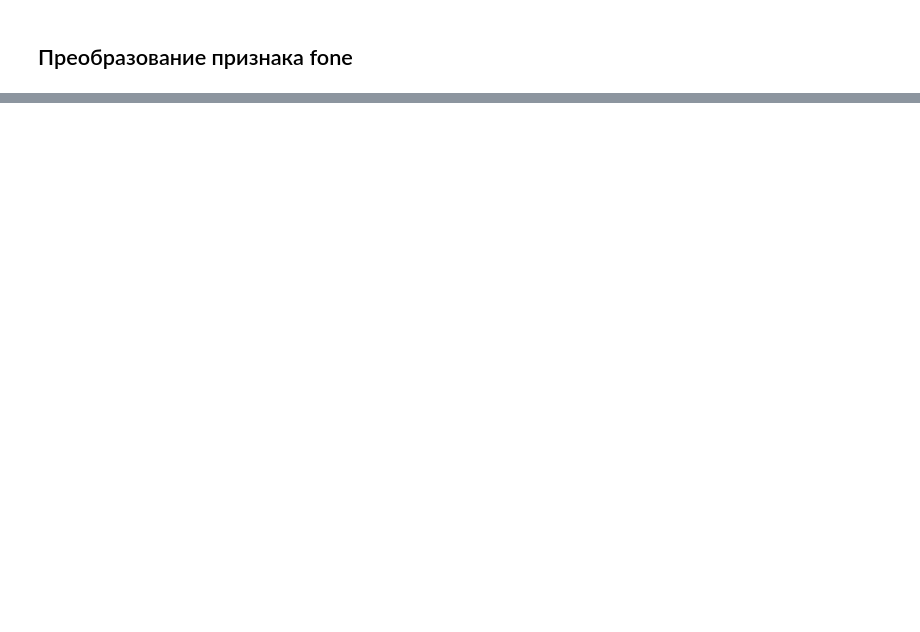
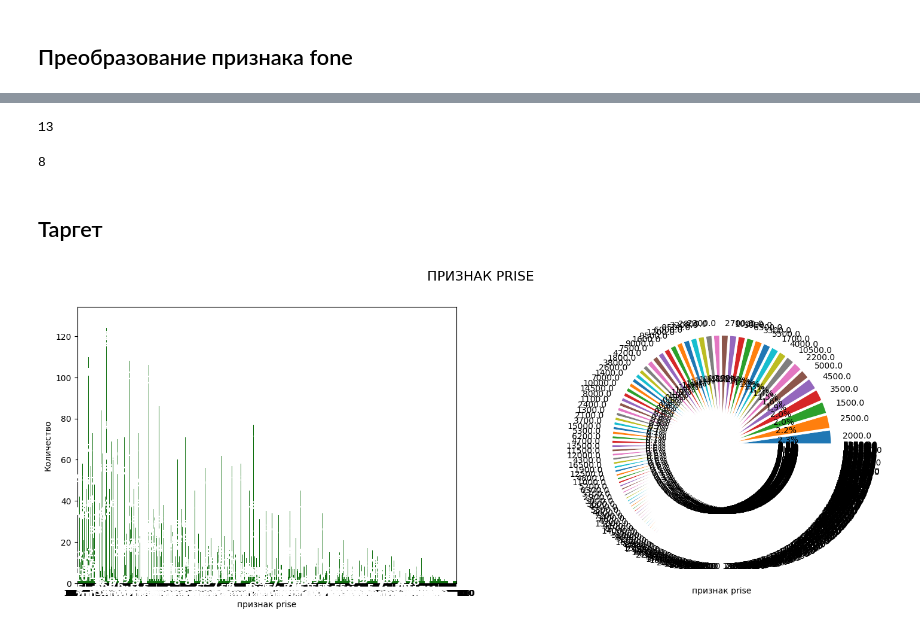
Before and after one commit to APolisakov/parsing, a Jupyter notebook: klakson.ipynb, the cells around one changed output, grey strips where cells are left out. Saved outputs shown, nothing was run; the diff lists cells and outputs as text; code cells hidden in the pictures; blank space fills up the shorter version.

```diff
--- a/klakson.ipynb
+++ b/klakson.ipynb
@@ -745,0 +1006,20 @@ sns.lineplot(data=t, x=t["manth"].astype(str), y="id", hue='body')
+# %%
+target = ['prise',]
+targets = 'prise'
+features = ['id', 'brend', 'volume',
+       'тип_двигателя', 'год', 'class_auto', 'body',
+       'state', 'door', 'fuel', 'transmission', 'conditioner', 'audio',
+       'mileage', 'contact', 'fone', 'date_notice', 'manth', 'model',
+       'len_dop_info', 'mileage_orig']
+delete_features = ['id', 'title', 'url', 'date_parsing', 'dop_info', ]
+categorical_ordinal_features = []
+numerical_features = []
+# %%
+for i in features:
+    if (df[i].isna().mean()*100) > passs :
+        delete_features.append(i)
+# %%
+features, categorical_features, numerical_features, df = del_features(delete_features,
+                                                                            features,
+                                                                            categorical_ordinal_features,
+                                                                            numerical_features, df)
@@ -745,0 +1031,2 @@ sns.lineplot(data=t, x=t["manth"].astype(str), y="id", hue='body')
+# %%
+df = df[~(df['prise'].isna())]
@@ -745,0 +1164,14 @@ sns.lineplot(data=t, x=t["manth"].astype(str), y="id", hue='body')
+# %%
+len(categorical_nominal_features)
+# %% [output]
+13
+# %%
+len(numerical_features)
+# %% [output]
+8
+# %% [markdown]
+## Таргет
+# %%
+show_categorical_feature_by_list(df, target)
+# %% [output]
+[figure, added]
```
Also changed, not shown: parts of 118 cells of this notebook, 1 other file.
